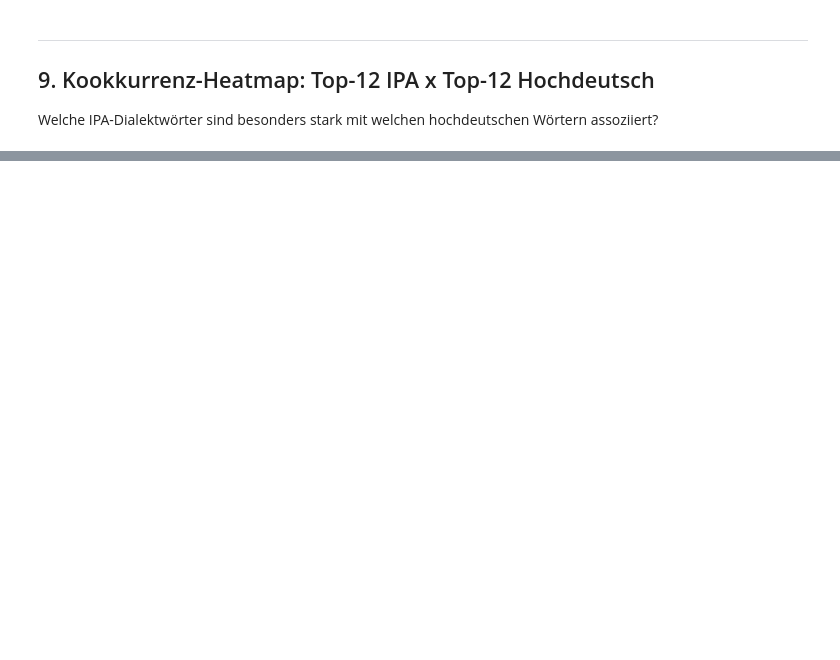
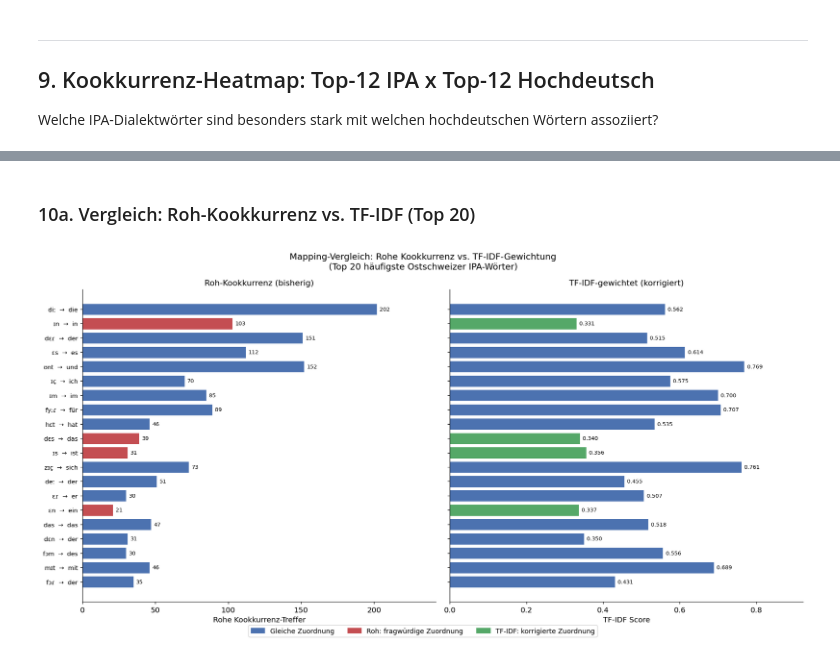
Before and after one commit to GwenVocat/NLP---Swiss-German-Dialect-Data, a Jupyter notebook: ergebnisse_visualisierung.ipynb, the cells around one changed output, grey strips where cells are left out. Drawn from its saved outputs; the diff is of its cells as text; code cells hidden in the pictures; blank space fills up the shorter version.

```diff
--- a/ergebnisse_visualisierung.ipynb
+++ b/ergebnisse_visualisierung.ipynb
@@ -387,0 +550,49 @@ plt.show()
+# %% [markdown]
+### 10a. Vergleich: Roh-Kookkurrenz vs. TF-IDF (Top 20)
+# %%
+top20_tfidf = tfidf_df.head(20).iloc[::-1]  # umkehren für horizontale Darstellung
+
+fig, axes = plt.subplots(1, 2, figsize=(16, 8), sharey=True)
+
+# --- Links: Rohe Kookkurrenz (wie bisher) ---
+labels_raw = [f"{row.IPA_Dialekt}  →  {row.HD_raw}" for _, row in top20_tfidf.iterrows()]
+colors_raw = [RED if row.Korrigiert else BLUE for _, row in top20_tfidf.iterrows()]
+
+bars1 = axes[0].barh(range(len(labels_raw)), top20_tfidf['Raw_Count'],
+                     color=colors_raw, edgecolor='white', linewidth=0.6)
+axes[0].set_yticks(range(len(labels_raw)))
+axes[0].set_yticklabels(labels_raw, fontsize=9)
+axes[0].bar_label(bars1, fmt='%d', padding=4, fontsize=8)
+axes[0].set_xlabel('Rohe Kookkurrenz-Treffer')
+axes[0].set_title('Roh-Kookkurrenz (bisherig)', fontsize=12)
+axes[0].set_xlim(0, top20_tfidf['Raw_Count'].max() * 1.2)
+
+# --- Rechts: TF-IDF-gewichtet ---
+labels_tfidf = [f"{row.IPA_Dialekt}  →  {row.HD_tfidf}" for _, row in top20_tfidf.iterrows()]
+colors_tfidf = [GREEN if row.Korrigiert else BLUE for _, row in top20_tfidf.iterrows()]
+
+bars2 = axes[1].barh(range(len(labels_tfidf)), top20_tfidf['TF-IDF_Score'],
+                     color=colors_tfidf, edgecolor='white', linewidth=0.6)
+axes[1].set_yticks(range(len(labels_tfidf)))
+axes[1].set_yticklabels(labels_tfidf, fontsize=9)
+axes[1].bar_label(bars2, fmt='%.3f', padding=4, fontsize=8)
+axes[1].set_xlabel('TF-IDF Score')
+axes[1].set_title('TF-IDF-gewichtet (korrigiert)', fontsize=12)
+axes[1].set_xlim(0, top20_tfidf['TF-IDF_Score'].max() * 1.2)
+
+# Legende
+legend_patches = [
+    mpatches.Patch(color=BLUE, label='Gleiche Zuordnung'),
+    mpatches.Patch(color=RED,  label='Roh: fragwürdige Zuordnung'),
+    mpatches.Patch(color=GREEN, label='TF-IDF: korrigierte Zuordnung'),
+]
+fig.legend(handles=legend_patches, loc='lower center', ncol=3, fontsize=10,
+           bbox_to_anchor=(0.5, -0.02))
+
+plt.suptitle('Mapping-Vergleich: Rohe Kookkurrenz vs. TF-IDF-Gewichtung\n(Top 20 häufigste Ostschweizer IPA-Wörter)',
+             fontsize=13)
+plt.tight_layout()
+plt.subplots_adjust(bottom=0.08)
+plt.show()
+# %% [output]
+[figure, added]
```
Also changed, not shown: parts of 25 cells of this notebook.
